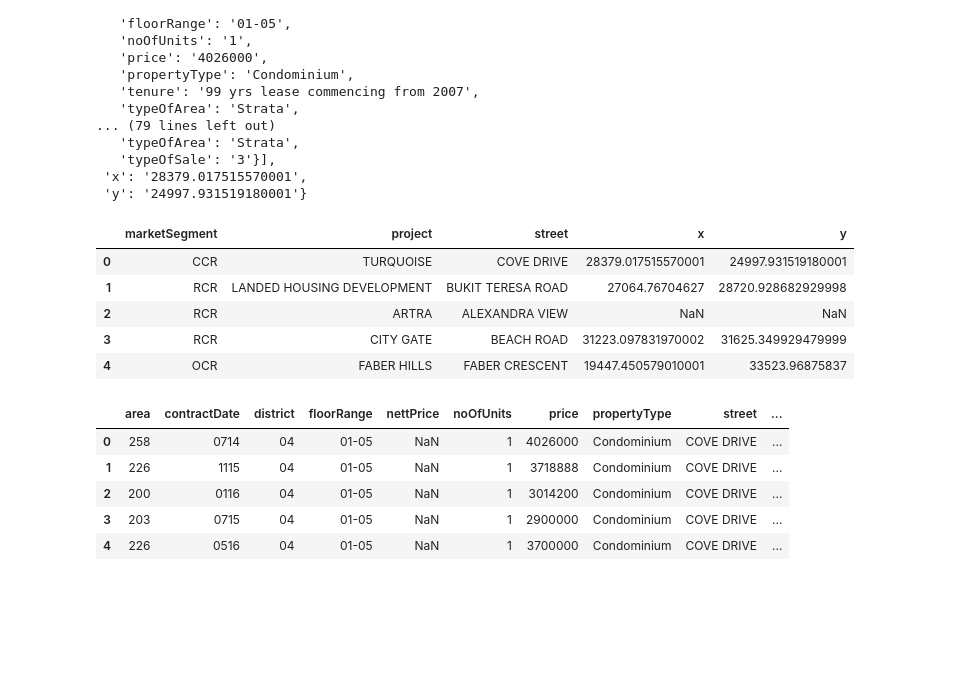
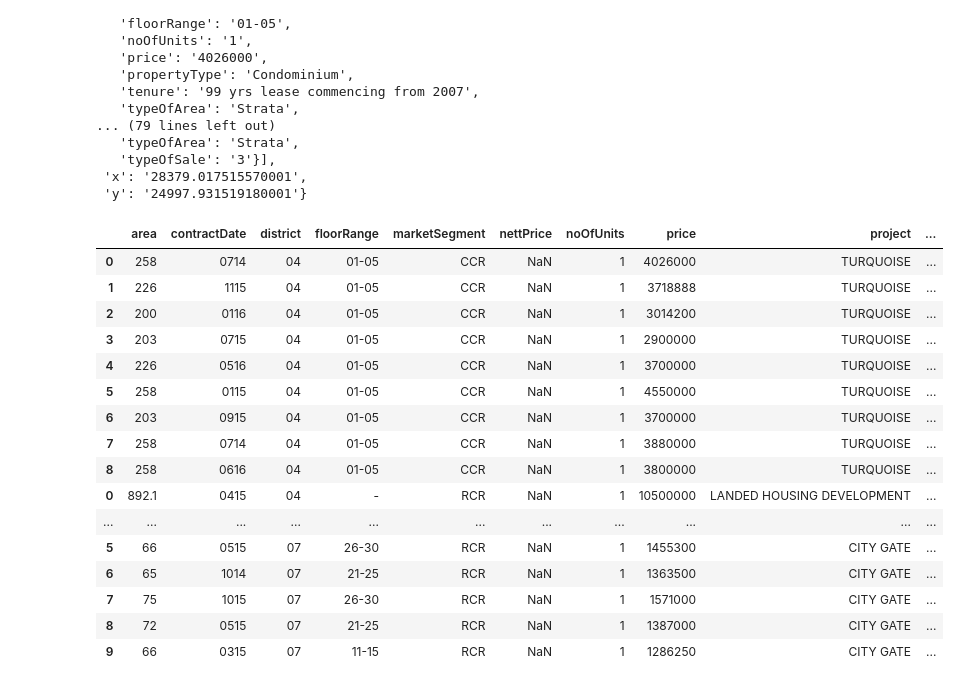
Before and after one commit to lisalee95/DABWM, a Jupyter notebook: URA_Data_Cleaning.ipynb, the cells around one changed output. Cells and saved outputs as stored; diff of their text form; code cells hidden in the pictures; blank space fills up the shorter version.

```diff
--- a/URA_Data_Cleaning.ipynb
+++ b/URA_Data_Cleaning.ipynb
@@ -47,33 +47,44 @@ prop['Result'][0]
    'typeOfSale': '3'}],
  'x': '28379.017515570001',
  'y': '24997.931519180001'}
-# %%
-df = pd.DataFrame(result)
-geo_1 = df.drop('transaction', axis=1)
-geo_1.head()
-# %% [output]
-|  | marketSegment | project | street | x | y |
-| 0 | CCR | TURQUOISE | COVE DRIVE | 28379.017515570001 | 24997.931519180001 |
-| 1 | RCR | LANDED HOUSING DEVELOPMENT | BUKIT TERESA ROAD | 27064.76704627 | 28720.928682929998 |
-| 2 | RCR | ARTRA | ALEXANDRA VIEW | NaN | NaN |
-| 3 | RCR | CITY GATE | BEACH ROAD | 31223.097831970002 | 31625.349929479999 |
-| 4 | OCR | FABER HILLS | FABER CRESCENT | 19447.450579010001 | 33523.96875837 |
+# %%
+ls_one = []
+for result in prop['Result']:
+    if 'x' in result.keys():
+        ls_one.append(result)
+    else:
+        continue
 # %%
 housing_1 = pd.DataFrame()
-for result in prop['Result']:
+for result in ls_one:
     transact = result['transaction']
     transact_df = pd.DataFrame(transact)
+    transact_df['marketSegment'] = result['marketSegment']
     transact_df['street'] = result['street']
-    housing_1 = dataFrame.append(transact_df)
+    transact_df['project'] = result['project']
+    transact_df['x'] = result['x']
+    transact_df['y'] = result['y']
+    housing_1 = housing_1.append(transact_df)
 # %%
-housing_1.head()
+housing_1.head(20)
 # %% [output]
-|  | area | contractDate | district | floorRange | nettPrice | noOfUnits | price | propertyType | street | ... |
-| 0 | 258 | 0714 | 04 | 01-05 | NaN | 1 | 4026000 | Condominium | COVE DRIVE | ... |
-| 1 | 226 | 1115 | 04 | 01-05 | NaN | 1 | 3718888 | Condominium | COVE DRIVE | ... |
-| 2 | 200 | 0116 | 04 | 01-05 | NaN | 1 | 3014200 | Condominium | COVE DRIVE | ... |
-| 3 | 203 | 0715 | 04 | 01-05 | NaN | 1 | 2900000 | Condominium | COVE DRIVE | ... |
-| 4 | 226 | 0516 | 04 | 01-05 | NaN | 1 | 3700000 | Condominium | COVE DRIVE | ... |
+|  | area | contractDate | district | floorRange | marketSegment | nettPrice | noOfUnits | price | project | ... |
+| 0 | 258 | 0714 | 04 | 01-05 | CCR | NaN | 1 | 4026000 | TURQUOISE | ... |
+| 1 | 226 | 1115 | 04 | 01-05 | CCR | NaN | 1 | 3718888 | TURQUOISE | ... |
+| 2 | 200 | 0116 | 04 | 01-05 | CCR | NaN | 1 | 3014200 | TURQUOISE | ... |
+| 3 | 203 | 0715 | 04 | 01-05 | CCR | NaN | 1 | 2900000 | TURQUOISE | ... |
+| 4 | 226 | 0516 | 04 | 01-05 | CCR | NaN | 1 | 3700000 | TURQUOISE | ... |
+| 5 | 258 | 0115 | 04 | 01-05 | CCR | NaN | 1 | 4550000 | TURQUOISE | ... |
+| 6 | 203 | 0915 | 04 | 01-05 | CCR | NaN | 1 | 3700000 | TURQUOISE | ... |
+| 7 | 258 | 0714 | 04 | 01-05 | CCR | NaN | 1 | 3880000 | TURQUOISE | ... |
+| 8 | 258 | 0616 | 04 | 01-05 | CCR | NaN | 1 | 3800000 | TURQUOISE | ... |
+| 0 | 892.1 | 0415 | 04 | - | RCR | NaN | 1 | 10500000 | LANDED HOUSING DEVELOPMENT | ... |
+| ... | ... | ... | ... | ... | ... | ... | ... | ... | ... | ... |
+| 5 | 66 | 0515 | 07 | 26-30 | RCR | NaN | 1 | 1455300 | CITY GATE | ... |
+| 6 | 65 | 1014 | 07 | 21-25 | RCR | NaN | 1 | 1363500 | CITY GATE | ... |
+| 7 | 75 | 1015 | 07 | 26-30 | RCR | NaN | 1 | 1571000 | CITY GATE | ... |
+| 8 | 72 | 0515 | 07 | 21-25 | RCR | NaN | 1 | 1387000 | CITY GATE | ... |
+| 9 | 66 | 0315 | 07 | 11-15 | RCR | NaN | 1 | 1286250 | CITY GATE | ... |
 # %%
 housing_1.to_csv('housing_1.csv', sep=',')
 # %%
```
Also changed, not shown: parts of 28 cells of this notebook, 6 other files.
